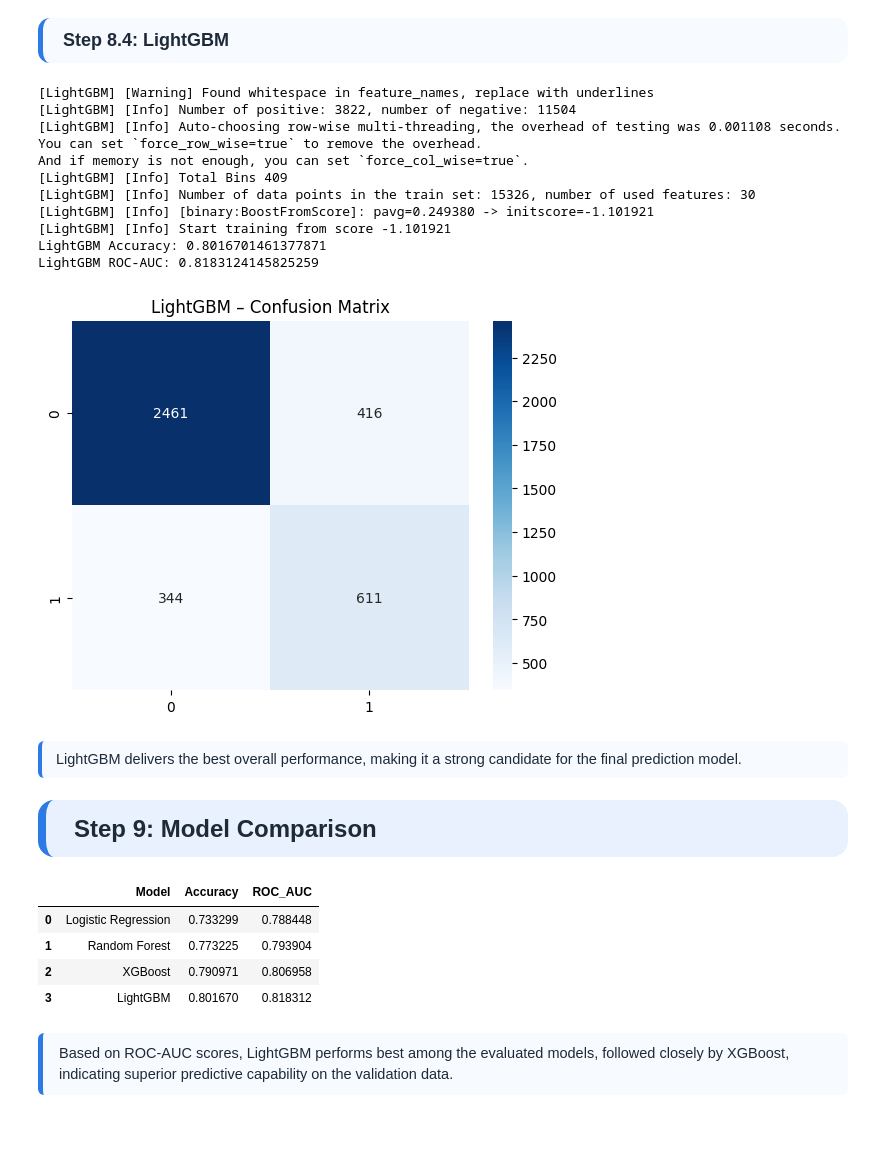
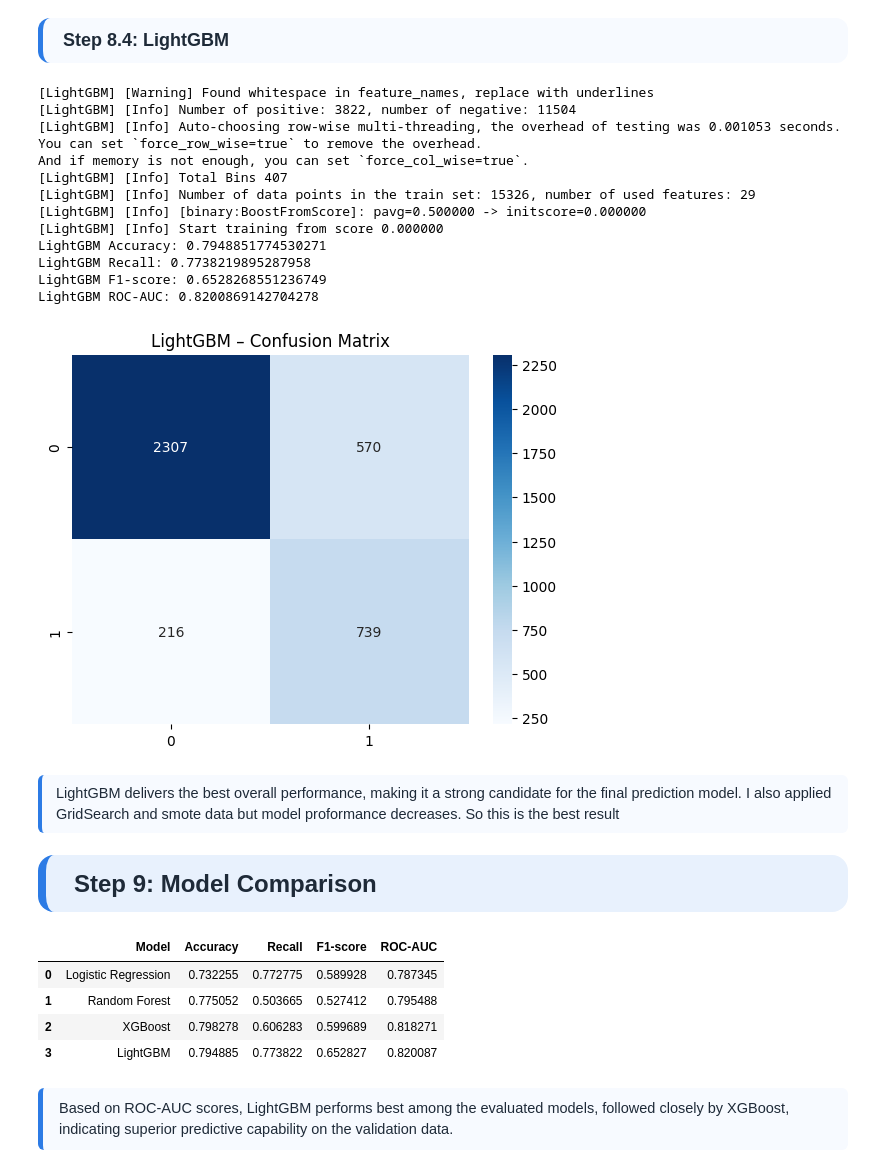
Before and after one commit to ssarabjeetsingh14/employee-retention-prediction, a Jupyter notebook: Employee Retention Project.ipynb, the cells around one changed output. Saved outputs shown, nothing was run; the diff lists cells and outputs as text; code cells hidden in the pictures; blank space fills up the shorter version.

```diff
--- a/Employee Retention Project.ipynb
+++ b/Employee Retention Project.ipynb
@@ -747,19 +780,37 @@ Random Forest provides reasonable performance, capturing non-linear patterns but
 Step 8.3: XGBoost
 </div>
 # %%
-xgb_model = XGBClassifier(eval_metric="logloss", random_state=42)
-xgb_model.fit(X_train, y_train)
+xgb = XGBClassifier(
+    eval_metric="logloss",
+    random_state=42
+)
 
+xgb_params = {
+    "n_estimators": [200, 300],
+    "learning_rate": [0.03, 0.05],
+    "max_depth": [4, 6]
+}
+
+xgb_grid = GridSearchCV(
+    xgb,
+    xgb_params,
+    scoring="roc_auc",
+    cv=3
+)
+
+xgb_grid.fit(X_train, y_train)
+
+xgb_model = xgb_grid.best_estimator_
 
 xgb_pred = xgb_model.predict(X_val)
 xgb_prob = xgb_model.predict_proba(X_val)[:, 1]
 
-
 print("XGBoost Accuracy:", accuracy_score(y_val, xgb_pred))
+print("XGBoost Recall:", recall_score(y_val, xgb_pred))
+print("XGBoost F1-score:", f1_score(y_val, xgb_pred))
 print("XGBoost ROC-AUC:", roc_auc_score(y_val, xgb_prob))
 
-
 sns.heatmap(confusion_matrix(y_val, xgb_pred), annot=True, fmt="d", cmap="Blues")
-plt.title("XGBoost – Confusion Matrix")
+plt.title("XGBoost - Confusion Matrix")
 plt.show()
 # %% [output]
@@ -791,34 +844,41 @@ XGBoost demonstrates strong performance, effectively learning complex relationsh
 Step 8.4: LightGBM
 </div>
 # %%
-lgb_model = LGBMClassifier(random_state=42)
+lgb_model = LGBMClassifier(n_estimators=250,
+    learning_rate=0.03,
+    class_weight="balanced",
+    random_state=42)
 lgb_model.fit(X_train, y_train)
 
 
 lgb_pred = lgb_model.predict(X_val)
 lgb_prob = lgb_model.predict_proba(X_val)[:, 1]
 
 
 print("LightGBM Accuracy:", accuracy_score(y_val, lgb_pred))
+print("LightGBM Recall:", recall_score(y_val, lgb_pred))
+print("LightGBM F1-score:", f1_score(y_val, lgb_pred))
 print("LightGBM ROC-AUC:", roc_auc_score(y_val, lgb_prob))
 
 
 sns.heatmap(confusion_matrix(y_val, lgb_pred), annot=True, fmt="d", cmap="Blues")
 plt.title("LightGBM – Confusion Matrix")
 plt.show()
 # %% [output]
 [LightGBM] [Warning] Found whitespace in feature_names, replace with underlines
 [LightGBM] [Info] Number of positive: 3822, number of negative: 11504
-[LightGBM] [Info] Auto-choosing row-wise multi-threading, the overhead of testing was 0.001108 seconds.
+[LightGBM] [Info] Auto-choosing row-wise multi-threading, the overhead of testing was 0.001053 seconds.
 You can set `force_row_wise=true` to remove the overhead.
 And if memory is not enough, you can set `force_col_wise=true`.
-[LightGBM] [Info] Total Bins 409
-[LightGBM] [Info] Number of data points in the train set: 15326, number of used features: 30
-[LightGBM] [Info] [binary:BoostFromScore]: pavg=0.249380 -> initscore=-1.101921
-[LightGBM] [Info] Start training from score -1.101921
-LightGBM Accuracy: 0.8016701461377871
-LightGBM ROC-AUC: 0.8183124145825259
+[LightGBM] [Info] Total Bins 407
+[LightGBM] [Info] Number of data points in the train set: 15326, number of used features: 29
+[LightGBM] [Info] [binary:BoostFromScore]: pavg=0.500000 -> initscore=0.000000
+[LightGBM] [Info] Start training from score 0.000000
+LightGBM Accuracy: 0.7948851774530271
+LightGBM Recall: 0.7738219895287958
+LightGBM F1-score: 0.6528268551236749
+LightGBM ROC-AUC: 0.8200869142704278
-[figure, old version]
+[figure, new version]
 # %% [markdown]
 <div style="
     background-color:#F7FAFF;
@@ -828,7 +888,7 @@ LightGBM ROC-AUC: 0.8183124145825259
     font-size:14.5px;
     color:#1E2A38;
 ">
-LightGBM delivers the best overall performance, making it a strong candidate for the final prediction model.
+LightGBM delivers the best overall performance, making it a strong candidate for the final prediction model. I also applied GridSearch and smote data but model proformance decreases. So this is the best result
 </div>
 # %% [markdown]
 <div style="
@@ -844,7 +904,6 @@ LightGBM delivers the best overall performance, making it a strong candidate for
 Step 9: Model Comparison
 </div>
 # %%
-# Model Comparision
 model_comparison = pd.DataFrame({
     "Model": [
         "Logistic Regression",
@@ -858,7 +917,19 @@ model_comparison = pd.DataFrame({
         accuracy_score(y_val, xgb_pred),
         accuracy_score(y_val, lgb_pred)
     ],
-    "ROC_AUC": [
+    "Recall": [
+        recall_score(y_val, lr_pred),
+        recall_score(y_val, rf_pred),
+        recall_score(y_val, xgb_pred),
+        recall_score(y_val, lgb_pred)
+    ],
+    "F1-score": [
+        f1_score(y_val, lr_pred),
+        f1_score(y_val, rf_pred),
+        f1_score(y_val, xgb_pred),
+        f1_score(y_val, lgb_pred)
+    ],
+    "ROC-AUC": [
         roc_auc_score(y_val, lr_prob),
         roc_auc_score(y_val, rf_prob),
         roc_auc_score(y_val, xgb_prob),
@@ -868,11 +939,11 @@ model_comparison = pd.DataFrame({
 
 model_comparison
 # %% [output]
-|  | Model | Accuracy | ROC_AUC |
-| 0 | Logistic Regression | 0.733299 | 0.788448 |
-| 1 | Random Forest | 0.773225 | 0.793904 |
-| 2 | XGBoost | 0.790971 | 0.806958 |
-| 3 | LightGBM | 0.801670 | 0.818312 |
+|  | Model | Accuracy | Recall | F1-score | ROC-AUC |
+| 0 | Logistic Regression | 0.732255 | 0.772775 | 0.589928 | 0.787345 |
+| 1 | Random Forest | 0.775052 | 0.503665 | 0.527412 | 0.795488 |
+| 2 | XGBoost | 0.798278 | 0.606283 | 0.599689 | 0.818271 |
+| 3 | LightGBM | 0.794885 | 0.773822 | 0.652827 | 0.820087 |
 # %% [markdown]
 <div style="
     background-color:#F7FAFF;
```
Also changed, not shown: parts of 16 cells of this notebook, 1 other file.
